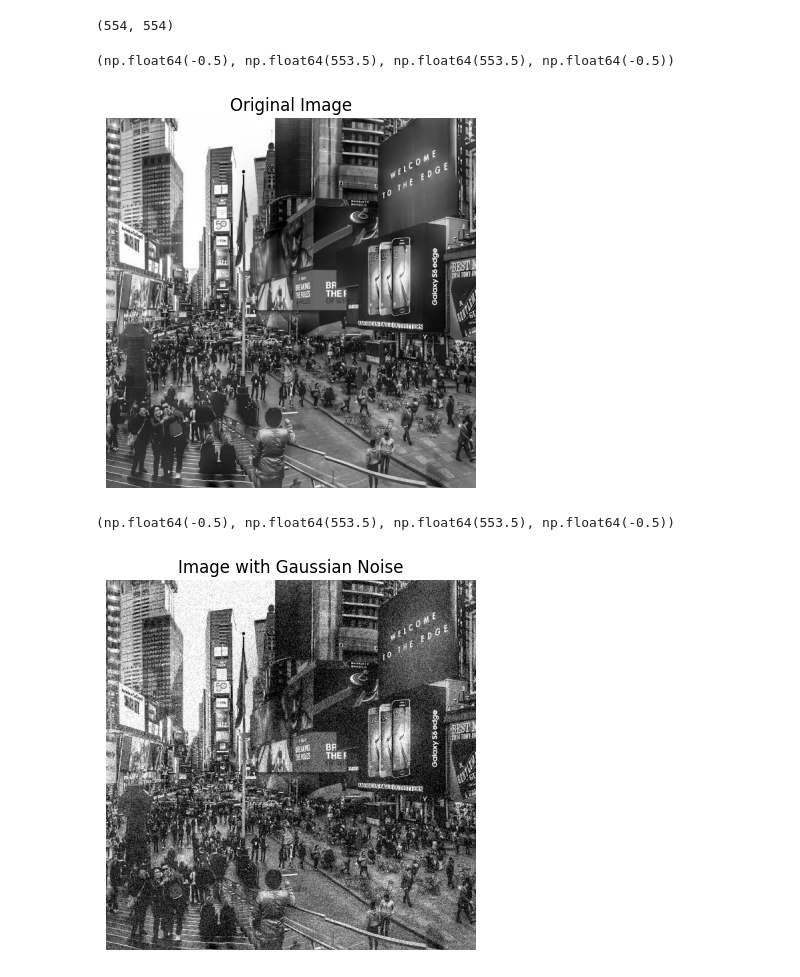
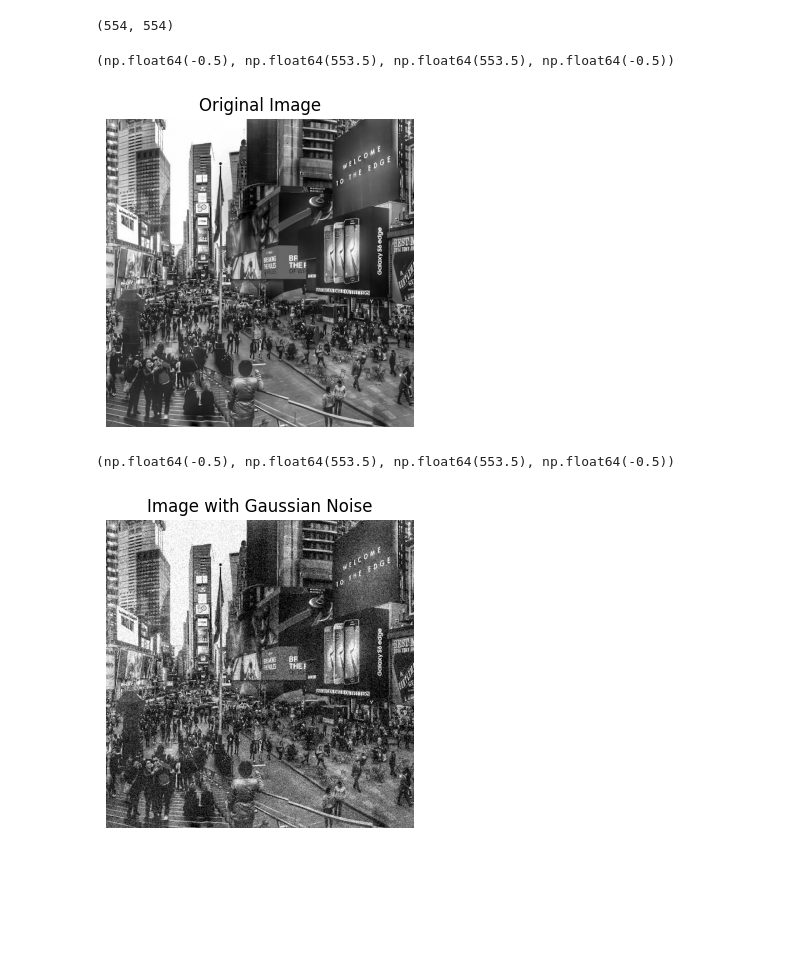
Before and after one commit to DarkDreamerr/CV-2026-H12, a Jupyter notebook: Experiment 4/gaussian.ipynb, the cells around one changed output. Saved outputs shown, nothing was run; the diff lists cells and outputs as text; code cells hidden in the pictures; blank space fills up the shorter version.

```diff
--- a/Experiment 4/gaussian.ipynb
+++ b/Experiment 4/gaussian.ipynb
@@ -14,12 +8,13 @@ img.shape
 # %% [output]
 (554, 554)
 # %%
+plt.figure(figsize=(4, 4))
 plt.imshow(img, cmap='gray')
 plt.title('Original Image')
 plt.axis('off')
 # %% [output]
 (np.float64(-0.5), np.float64(553.5), np.float64(553.5), np.float64(-0.5))
-[figure, old version]
+[figure, new version]
 # %%
 def gaussian_noise(image, mean=0, sigma=25):
     gaussian_noise = np.random.normal(mean, sigma, image.shape).astype(np.float32)
@@ -29,12 +24,13 @@ def gaussian_noise(image, mean=0, sigma=25):
     return noisy_image
 # %%
 noisy_image = gaussian_noise(img, mean=0, sigma=25)
+plt.figure(figsize=(4, 4))
 plt.imshow(noisy_image, cmap='gray')
 plt.title('Image with Gaussian Noise')
 plt.axis('off')
 # %% [output]
 (np.float64(-0.5), np.float64(553.5), np.float64(553.5), np.float64(-0.5))
-[figure, old version]
+[figure, new version]
 # %%
 kernel = 1 /16 * np.array([[1, 2, 1], [2, 4, 2], [1, 2, 1]])
 blurred_image = cv.filter2D(noisy_image, -1, kernel)
```
Also changed, not shown: parts of 4 cells of this notebook.
